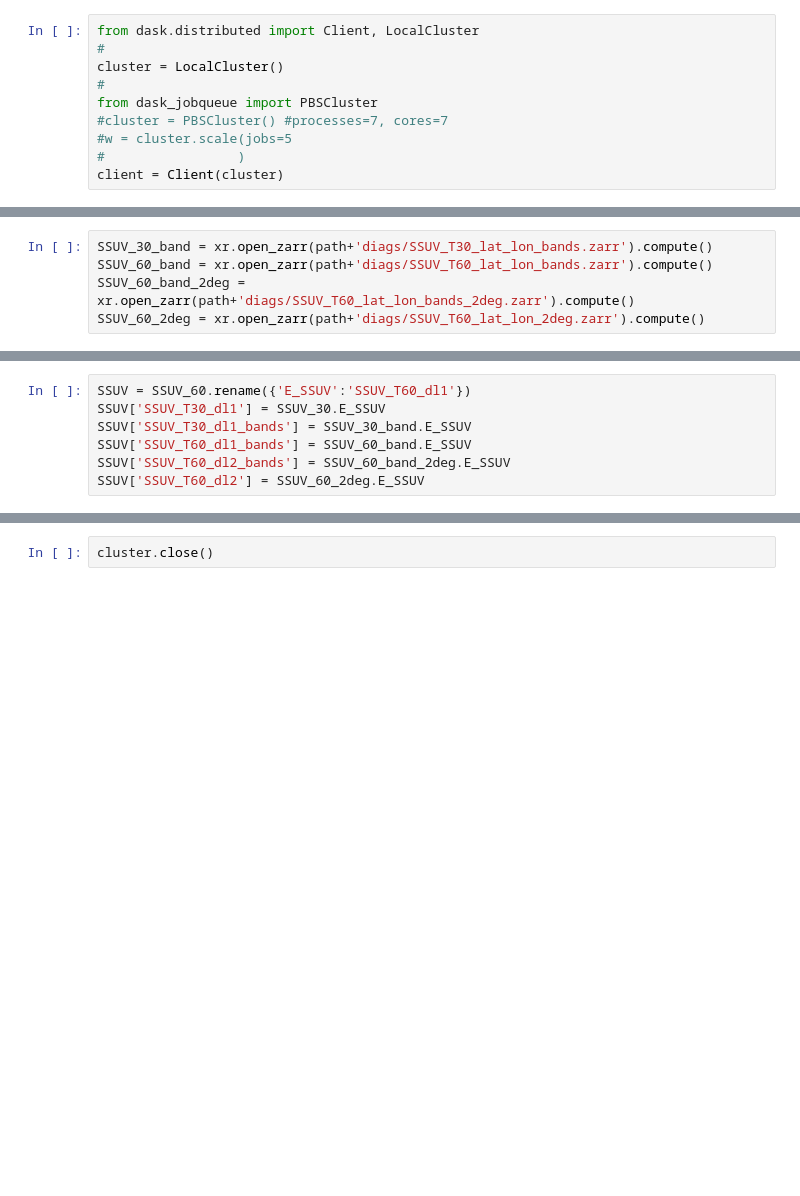
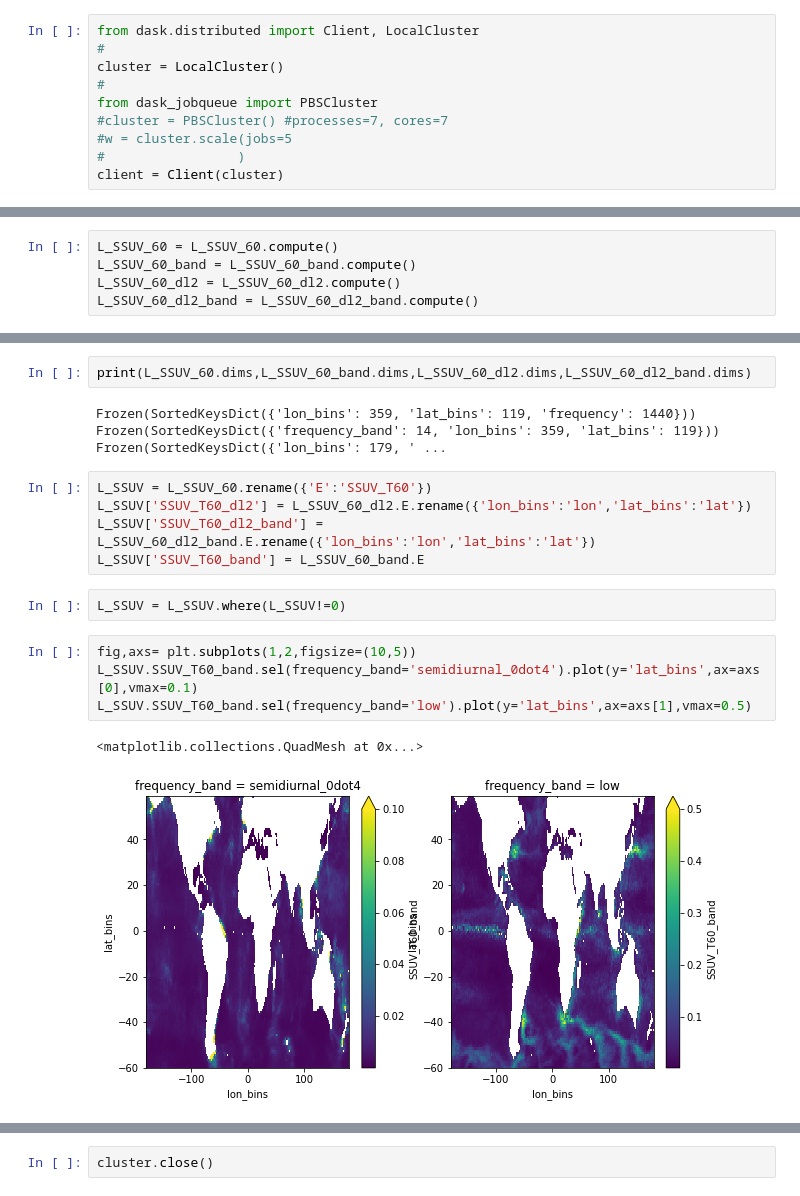
Before and after one commit to zcasparco/equinox_phd, a Jupyter notebook: llc4320/binned_SSUV_spectra.ipynb, the cells around one changed output, grey strips where cells are left out. Cells and saved outputs as stored; diff of their text form; blank space fills up the shorter version.

```diff
--- a/llc4320/binned_SSUV_spectra.ipynb
+++ b/llc4320/binned_SSUV_spectra.ipynb
@@ -60,5 +82,5 @@ SSUV_30.E_SSUV.sel(frequency=2,method='nearest').plot(x='lon_bins')
 # %%
-SSUV_30_band = xr.open_zarr(path+'diags/SSUV_T30_lat_lon_bands.zarr').compute()
-SSUV_60_band = xr.open_zarr(path+'diags/SSUV_T60_lat_lon_bands.zarr').compute()
-SSUV_60_band_2deg = xr.open_zarr(path+'diags/SSUV_T60_lat_lon_bands_2deg.zarr').compute()
-SSUV_60_2deg = xr.open_zarr(path+'diags/SSUV_T60_lat_lon_2deg.zarr').compute()
+L_SSUV_60 = L_SSUV_60.compute()
+L_SSUV_60_band = L_SSUV_60_band.compute()
+L_SSUV_60_dl2 = L_SSUV_60_dl2.compute()
+L_SSUV_60_dl2_band = L_SSUV_60_dl2_band.compute()
@@ -65,7 +98,18 @@ SSUV_60_2deg = xr.open_zarr(path+'diags/SSUV_T60_lat_lon_2deg.zarr').compute()
 # %%
-SSUV = SSUV_60.rename({'E_SSUV':'SSUV_T60_dl1'})
-SSUV['SSUV_T30_dl1'] = SSUV_30.E_SSUV
-SSUV['SSUV_T30_dl1_bands'] = SSUV_30_band.E_SSUV
-SSUV['SSUV_T60_dl1_bands'] = SSUV_60_band.E_SSUV
-SSUV['SSUV_T60_dl2_bands'] = SSUV_60_band_2deg.E_SSUV
-SSUV['SSUV_T60_dl2'] = SSUV_60_2deg.E_SSUV
+print(L_SSUV_60.dims,L_SSUV_60_band.dims,L_SSUV_60_dl2.dims,L_SSUV_60_dl2_band.dims)
+# %% [output]
+Frozen(SortedKeysDict({'lon_bins': 359, 'lat_bins': 119, 'frequency': 1440})) Frozen(SortedKeysDict({'frequency_band': 14, 'lon_bins': 359, 'lat_bins': 119})) Frozen(SortedKeysDict({'lon_bins': 179, ' ...
+# %%
+L_SSUV = L_SSUV_60.rename({'E':'SSUV_T60'})
+L_SSUV['SSUV_T60_dl2'] = L_SSUV_60_dl2.E.rename({'lon_bins':'lon','lat_bins':'lat'})
+L_SSUV['SSUV_T60_dl2_band'] = L_SSUV_60_dl2_band.E.rename({'lon_bins':'lon','lat_bins':'lat'})
+L_SSUV['SSUV_T60_band'] = L_SSUV_60_band.E
+# %%
+L_SSUV = L_SSUV.where(L_SSUV!=0)
+# %%
+fig,axs= plt.subplots(1,2,figsize=(10,5))
+L_SSUV.SSUV_T60_band.sel(frequency_band='semidiurnal_0dot4').plot(y='lat_bins',ax=axs[0],vmax=0.1)
+L_SSUV.SSUV_T60_band.sel(frequency_band='low').plot(y='lat_bins',ax=axs[1],vmax=0.5)
+# %% [output]
+<matplotlib.collections.QuadMesh at 0x...>
+[figure, added]
```
Also changed, not shown: parts of 17 cells of this notebook, 1 other file.
